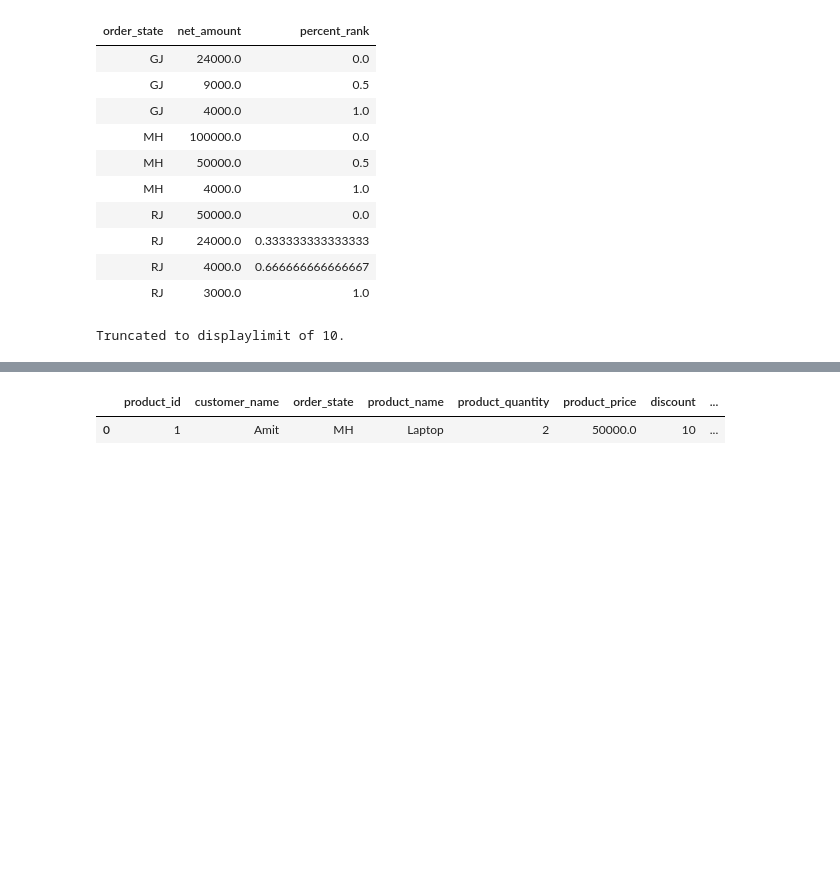
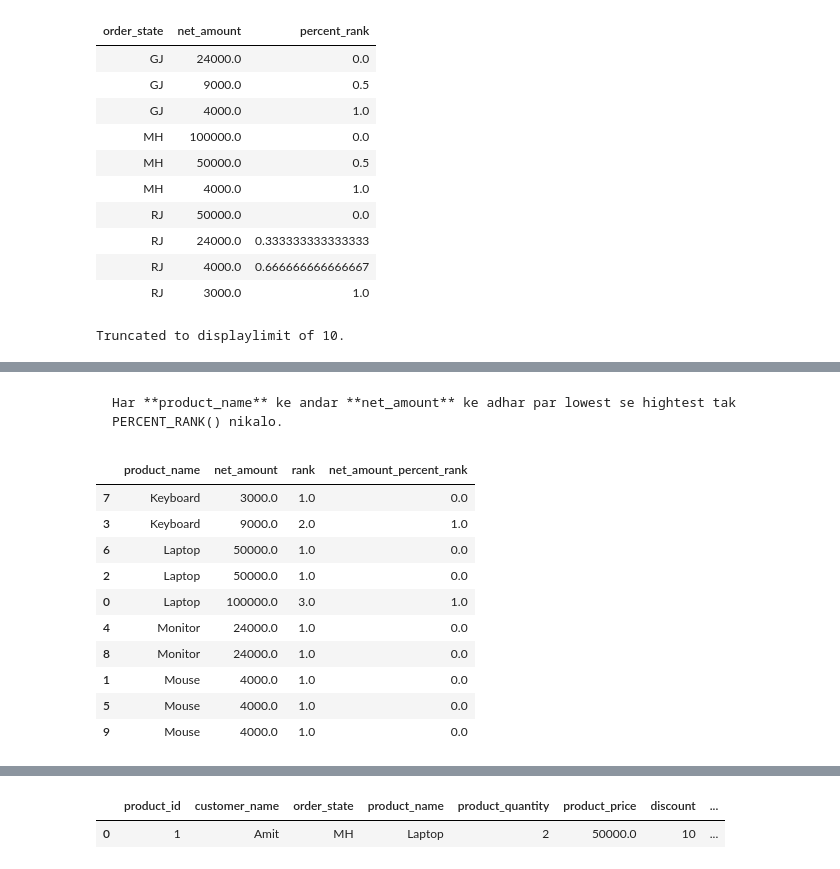
Before and after one commit to umesh-creates/sql_pandas_exercise_and_notes, a Jupyter notebook: percent_rank_window_function.ipynb, the cells around one changed output, grey strips where cells are left out. Saved outputs shown, nothing was run; the diff lists cells and outputs as text; code cells hidden in the pictures; blank space fills up the shorter version.

```diff
--- a/percent_rank_window_function.ipynb
+++ b/percent_rank_window_function.ipynb
@@ -147,0 +218,37 @@ products[
+# %% [markdown]
+<pre>Har **product_name** ke andar **net_amount** ke adhar par lowest se hightest tak PERCENT_RANK() nikalo.</pre>
+# %%
+products = (
+    products
+    .sort_values(
+        ['product_name', 'net_amount']
+    )
+)
+prod_group = products.groupby('product_name')
+group_size = prod_group['product_name'].transform('count')
+
+products['rank'] = (
+    prod_group['net_amount']
+    .rank(
+        method='min'
+    )
+)
+products['net_amount_percent_rank'] = (
+    (products['rank'] - 1) /
+    (group_size - 1)
+)
+products[
+    ['product_name', 'net_amount', 'rank', 'net_amount_percent_rank']
+]
+# %% [output]
+|  | product_name | net_amount | rank | net_amount_percent_rank |
+| 7 | Keyboard | 3000.0 | 1.0 | 0.0 |
+| 3 | Keyboard | 9000.0 | 2.0 | 1.0 |
+| 6 | Laptop | 50000.0 | 1.0 | 0.0 |
+| 2 | Laptop | 50000.0 | 1.0 | 0.0 |
+| 0 | Laptop | 100000.0 | 3.0 | 1.0 |
+| 4 | Monitor | 24000.0 | 1.0 | 0.0 |
+| 8 | Monitor | 24000.0 | 1.0 | 0.0 |
+| 1 | Mouse | 4000.0 | 1.0 | 0.0 |
+| 5 | Mouse | 4000.0 | 1.0 | 0.0 |
+| 9 | Mouse | 4000.0 | 1.0 | 0.0 |
```
Also changed, not shown: parts of 6 cells of this notebook.
